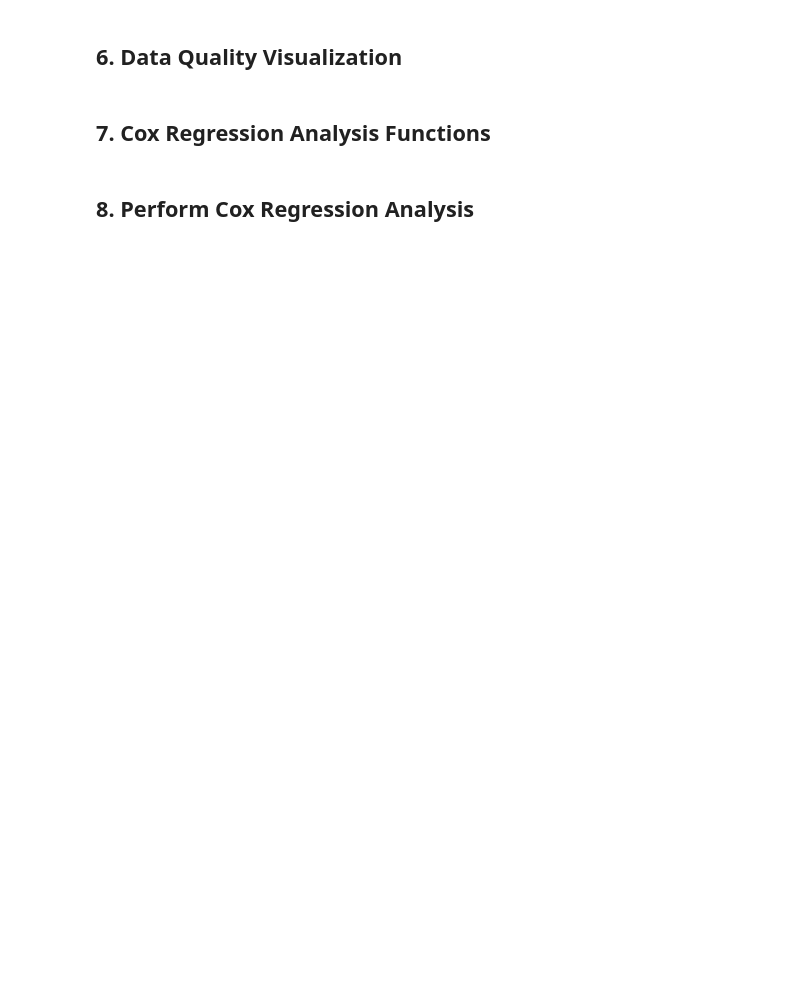
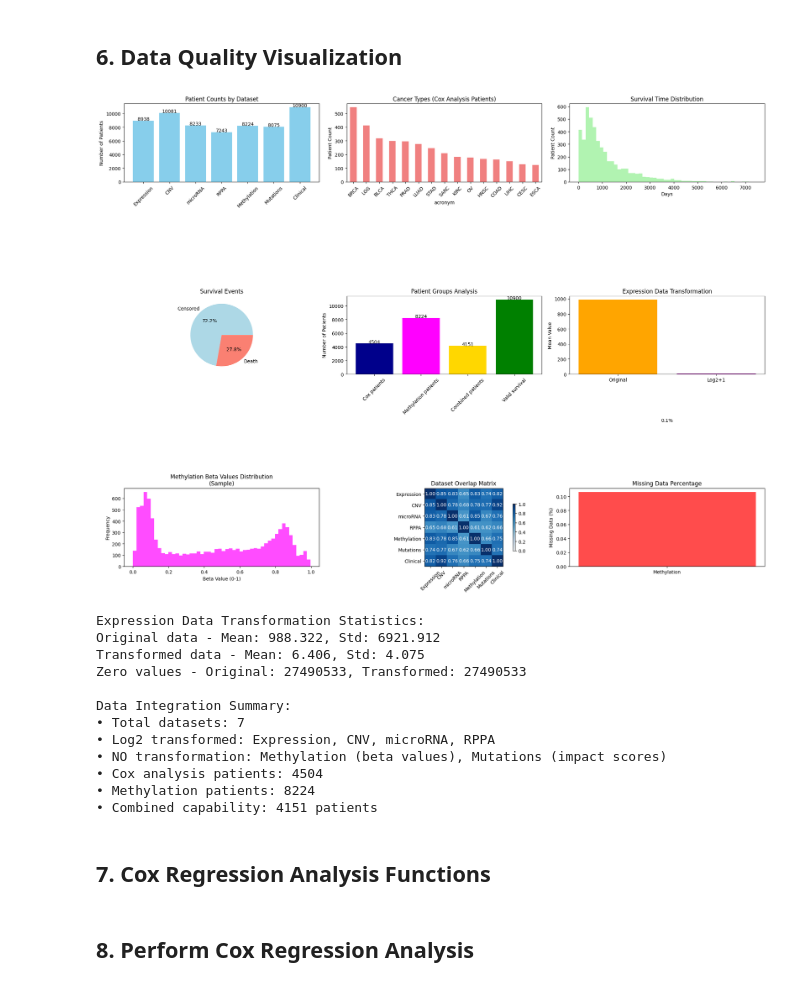
Before and after one commit to sk7944/CANCER_FOUNDATION_MODEL, a Jupyter notebook: notebooks/01_cox_feature_engineering.ipynb, the cells around one changed output. Drawn from its saved outputs; the diff is of its cells as text; code cells hidden in the pictures; blank space fills up the shorter version.

```diff
--- a/notebooks/01_cox_feature_engineering.ipynb
+++ b/notebooks/01_cox_feature_engineering.ipynb
@@ -588,13 +726,15 @@ plt.title('Survival Events')
 # Plot dataset overlap
 plt.subplot(3, 3, 5)
 overlap_data = {
-    'All datasets\n(w/ methylation)': len(final_all_patients),
-    'Cox datasets\n(no methylation)': len(final_cox_patients),
+    'Cox patients': len(final_cox_patients),
+    'Methylation patients': len(final_methylation_patients),
+    'Combined patients': len(final_combined_patients),
     'Valid survival': len(valid_survival_patients)
 }
-plt.bar(overlap_data.keys(), overlap_data.values(), color=['gold', 'darkblue', 'green'])
-plt.title('Patient Overlap Analysis')
+plt.bar(overlap_data.keys(), overlap_data.values(), color=['darkblue', 'magenta', 'gold', 'green'])
+plt.title('Patient Groups Analysis')
 plt.ylabel('Number of Patients')
+plt.xticks(rotation=45)
 for i, (key, value) in enumerate(overlap_data.items()):
     plt.text(i, value + 20, str(value), ha='center')
 
@@ -606,14 +746,19 @@ plt.bar(['Original', 'Log2+1'], [original_mean, transformed_mean], color=['orang
 plt.title('Expression Data Transformation')
 plt.ylabel('Mean Value')
 
-# Plot methylation data characteristics
+# Plot methylation data characteristics (use methylation patients)
 plt.subplot(3, 3, 7)
-meth_sample = methylation_data.loc[final_all_patients[:100]].values.flatten()
-meth_sample_clean = meth_sample[~np.isnan(meth_sample)]
-plt.hist(meth_sample_clean[:10000], bins=50, alpha=0.7, color='magenta')
-plt.title('Methylation Beta Values Distribution\n(Sample)')
-plt.xlabel('Beta Value (0-1)')
-plt.ylabel('Frequency')
+if len(final_methylation_patients) > 100:
+    meth_sample = methylation_data.loc[final_methylation_patients[:100]].values.flatten()
+    meth_sample_clean = meth_sample[~np.isnan(meth_sample)]
+    plt.hist(meth_sample_clean[:10000], bins=50, alpha=0.7, color='magenta')
+    plt.title('Methylation Beta Values Distribution\n(Sample)')
+    plt.xlabel('Beta Value (0-1)')
+    plt.ylabel('Frequency')
+else:
+    plt.text(0.5, 0.5, 'Insufficient methylation data\nfor visualization',
+             ha='center', va='center', transform=plt.gca().transAxes)
+    plt.title('Methylation Data')
 
 # Plot data completeness heatmap
 plt.subplot(3, 3, 8)
@@ -641,33 +786,48 @@ plt.colorbar(im, shrink=0.6)
 for i in range(len(dataset_names)):
     for j in range(len(dataset_names)):
         plt.text(j, i, f'{completeness_matrix[i][j]:.2f}',
                 ha='center', va='center', color='black' if completeness_matrix[i][j] < 0.5 else 'white')
 
 # Plot missing data analysis
 plt.subplot(3, 3, 9)
 missing_data = {
     'Methylation': (methylation_data.isna().sum().sum() / (methylation_data.shape[0] * methylation_data.shape[1])) * 100
 }
 plt.bar(missing_data.keys(), missing_data.values(), color='red', alpha=0.7)
 plt.title('Missing Data Percentage')
 plt.ylabel('Missing Data (%)')
 for i, (key, value) in enumerate(missing_data.items()):
     plt.text(i, value + 0.1, f'{value:.1f}%', ha='center')
 
 plt.tight_layout()
 plt.show()
 
 # Display transformation statistics
 print(f"\nExpression Data Transformation Statistics:")
 print(f"Original data - Mean: {transformation_stats['original']['mean']:.3f}, Std: {transformation_stats['original']['std']:.3f}")
 print(f"Transformed data - Mean: {transformation_stats['transformed']['mean']:.3f}, Std: {transformation_stats['transformed']['std']:.3f}")
 print(f"Zero values - Original: {transformation_stats['original']['zeros']}, Transformed: {transformation_stats['transformed']['zeros']}")
 
 print(f"\nData Integration Summary:")
 print(f"• Total datasets: {len(datasets)}")
 print(f"• Log2 transformed: Expression, CNV, microRNA, RPPA")
 print(f"• NO transformation: Methylation (beta values), Mutations (impact scores)")
 print(f"• Cox analysis patients: {len(final_cox_patients)}")
-print(f"• Tab-transformer patients (with methylation): {len(final_all_patients)}")
+print(f"• Methylation patients: {len(final_methylation_patients)}")
+print(f"• Combined capability: {len(final_combined_patients)} patients")
+# %% [output]
+[figure, added]
+Expression Data Transformation Statistics:
+Original data - Mean: 988.322, Std: 6921.912
+Transformed data - Mean: 6.406, Std: 4.075
+Zero values - Original: 27490533, Transformed: 27490533
+
+Data Integration Summary:
+• Total datasets: 7
+• Log2 transformed: Expression, CNV, microRNA, RPPA
+• NO transformation: Methylation (beta values), Mutations (impact scores)
+• Cox analysis patients: 4504
+• Methylation patients: 8224
+• Combined capability: 4151 patients
 # %% [markdown]
 ## 7. Cox Regression Analysis Functions
```
Also changed, not shown: parts of 10 cells of this notebook.
